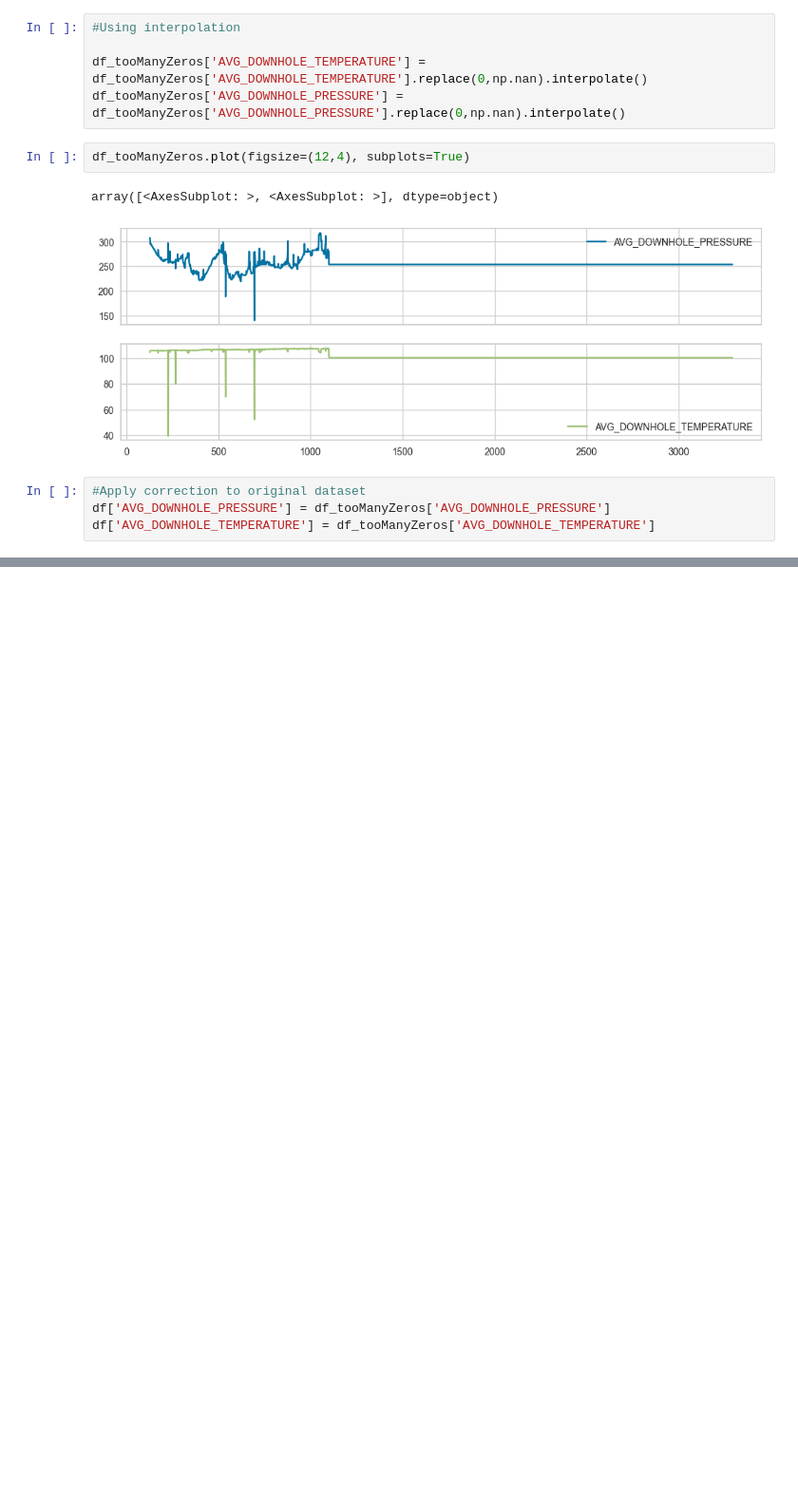
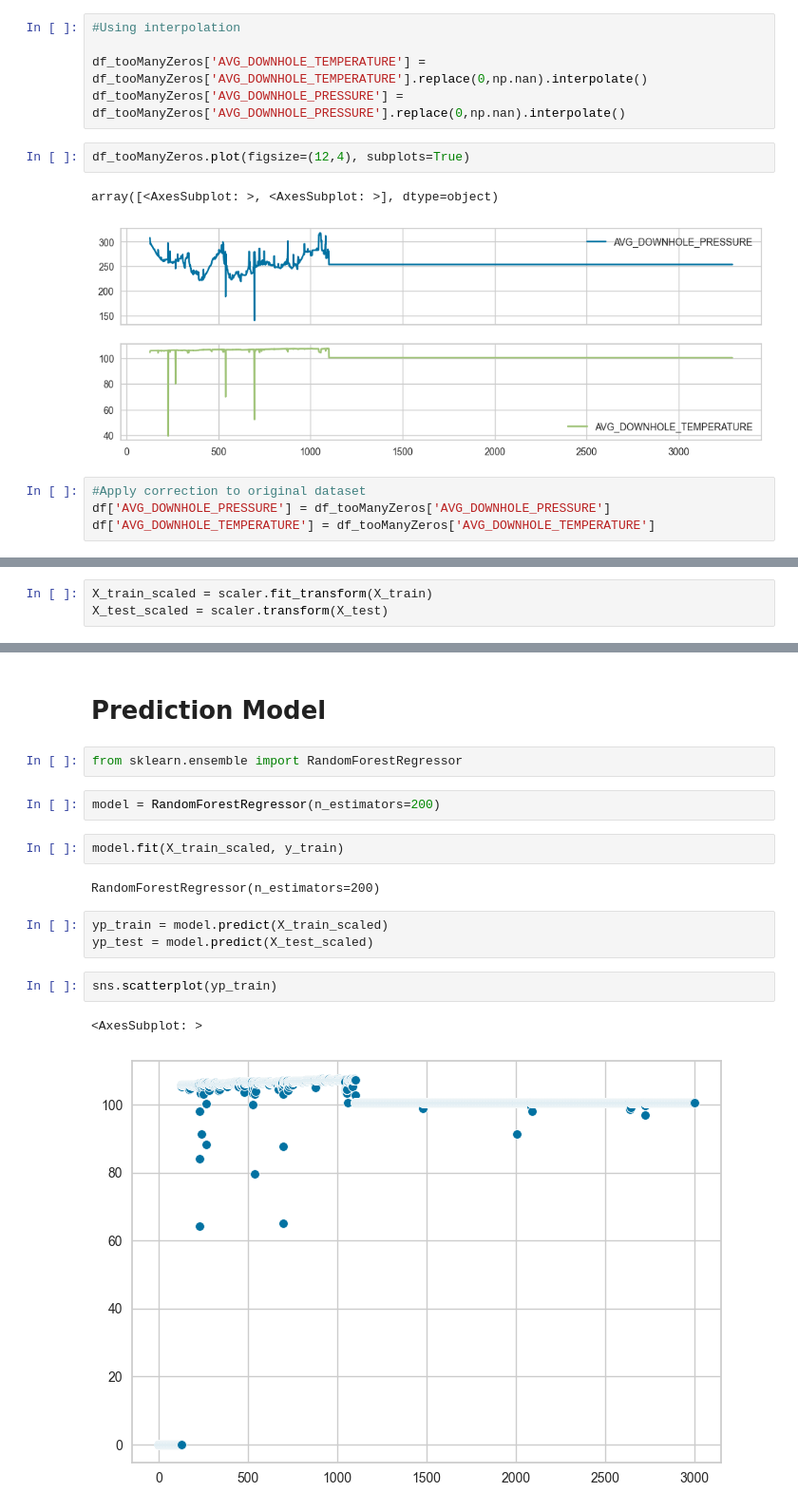
Before and after one commit to danieladityapn/diploma_ml_oandg, a Jupyter notebook: tempprediction.ipynb, the cells around one changed output, grey strips where cells are left out. Shown at 95% size. Cells and saved outputs as stored; diff of their text form; blank space fills up the shorter version.

```diff
--- a/tempprediction.ipynb
+++ b/tempprediction.ipynb
@@ -314,0 +340,3 @@ df['AVG_DOWNHOLE_TEMPERATURE'] = df_tooManyZeros['AVG_DOWNHOLE_TEMPERATURE']
+# %%
+X_train_scaled = scaler.fit_transform(X_train)
+X_test_scaled = scaler.transform(X_test)
@@ -314,0 +351,18 @@ df['AVG_DOWNHOLE_TEMPERATURE'] = df_tooManyZeros['AVG_DOWNHOLE_TEMPERATURE']
+# %% [markdown]
+# Prediction Model
+# %%
+from sklearn.ensemble import RandomForestRegressor
+# %%
+model = RandomForestRegressor(n_estimators=200)
+# %%
+model.fit(X_train_scaled, y_train)
+# %% [output]
+RandomForestRegressor(n_estimators=200)
+# %%
+yp_train = model.predict(X_train_scaled)
+yp_test = model.predict(X_test_scaled)
+# %%
+sns.scatterplot(yp_train)
+# %% [output]
+<AxesSubplot: >
+[figure, added]
```
Also changed, not shown: parts of 21 cells of this notebook.
